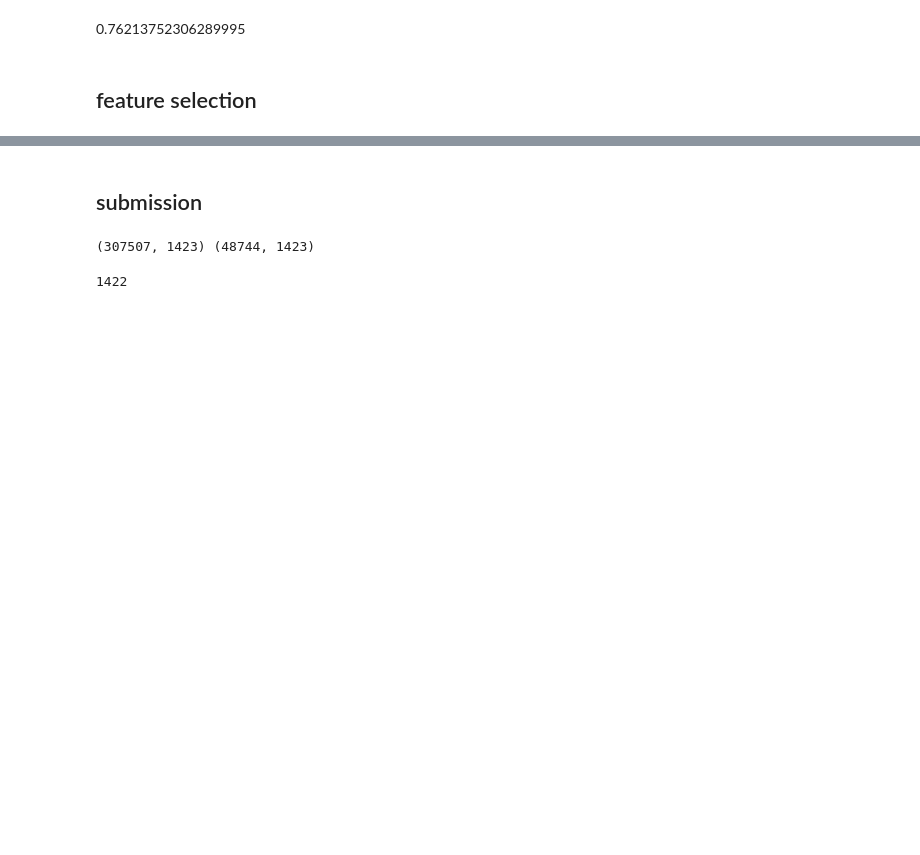
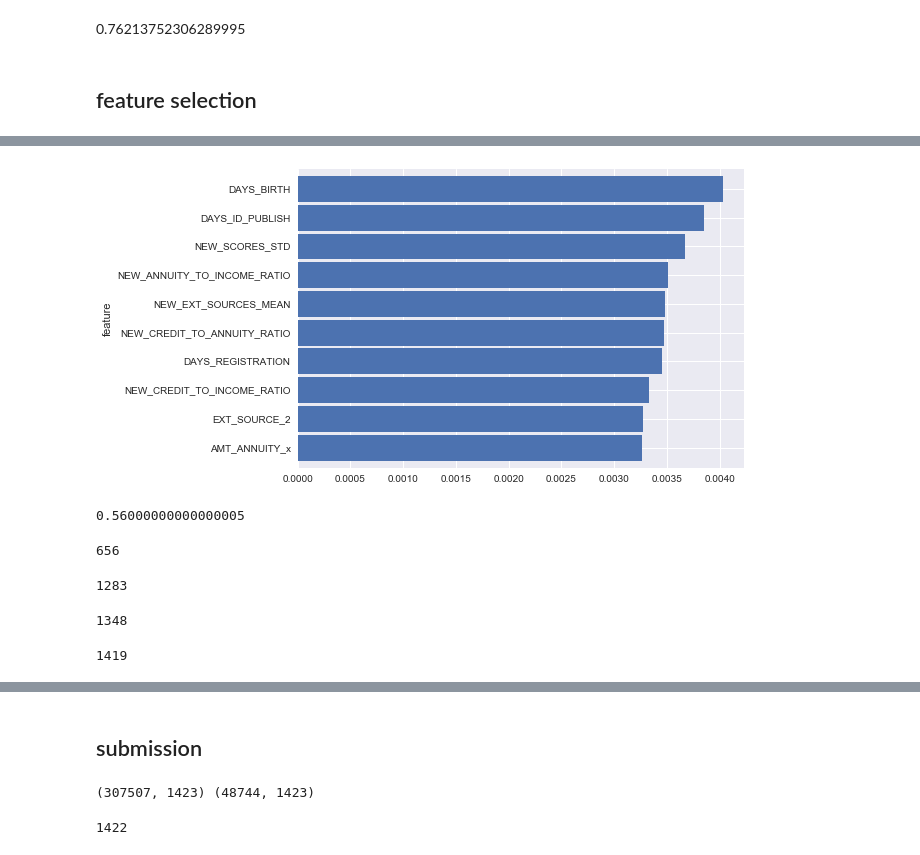
Before and after one commit to kqdmqx/kaggle-Home-Credit-Default-Risk, a Jupyter notebook: 014-xgb-params.ipynb, the cells around one changed output, grey strips where cells are left out. Cells and saved outputs as stored; diff of their text form; code cells hidden in the pictures; blank space fills up the shorter version.

```diff
--- a/014-xgb-params.ipynb
+++ b/014-xgb-params.ipynb
@@ -187,0 +231,5 @@ xgb_params = {
+# %%
+null_imp.groupby("feature").importance.mean().sort_values().tail(10).plot(kind="barh", width=.9)
+plt.show()
+# %% [output]
+[figure, added]
@@ -187,0 +239,24 @@ xgb_params = {
+# %%
+rlimp1.loc["SK_ID_PREV_x"]
+# %% [output]
+0.56000000000000005
+# %%
+features_selected = [col_ for col_ in list(rlimp1[rlimp1 > .2].index)]
+print(len(features_selected))
+# %% [output]
+656
+# %%
+features_selected = [col_ for col_ in list(rlimp2[rlimp2 > .0].index) if not col_.startswith("SK_ID")]
+print(len(features_selected))
+# %% [output]
+1283
+# %%
+features_selected = [col_ for col_ in list(imp1[imp1 > .0].index) if not col_.startswith("SK_ID")]
+print(len(features_selected))
+# %% [output]
+1348
+# %%
+features_selected = [col_ for col_ in features if not col_.startswith("SK_ID")]
+print(len(features_selected))
+# %% [output]
+1419
```
Also changed, not shown: parts of 26 cells of this notebook, 2 other files.
